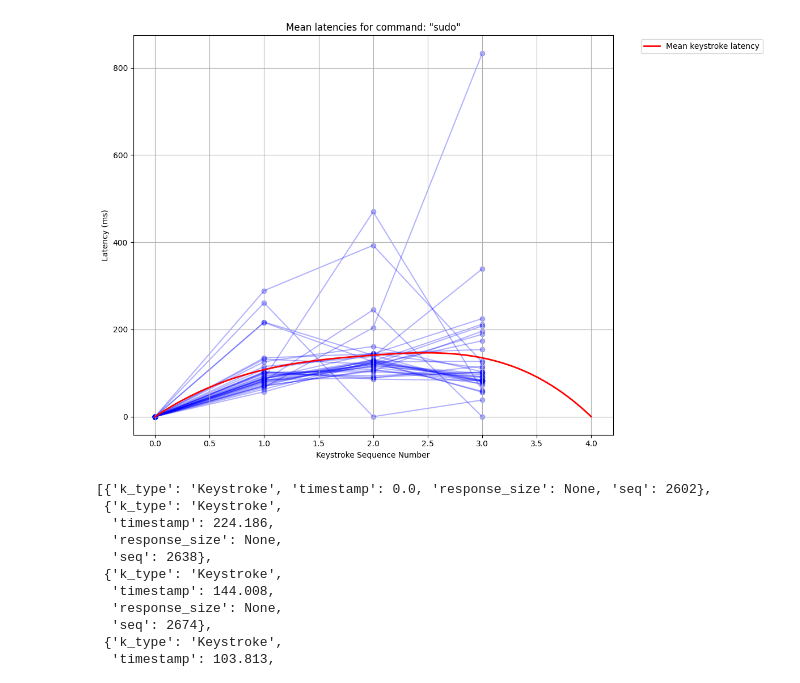
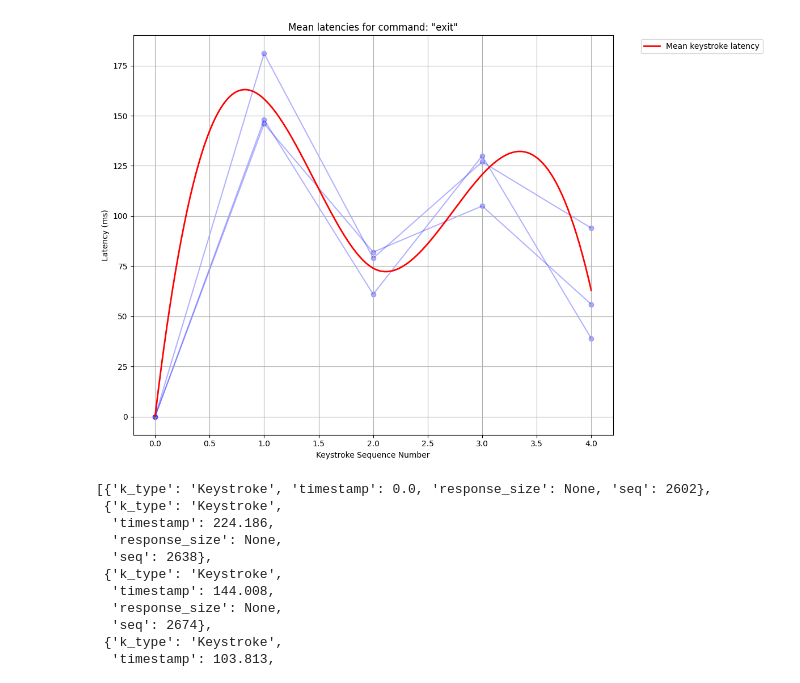
Before and after one commit to CrzPhil/SSHniff, a Jupyter notebook: analysis/analysis.ipynb, the cells around one changed output. Saved outputs shown, nothing was run; the diff lists cells and outputs as text; code cells hidden in the pictures.

```diff
--- a/analysis/analysis.ipynb
+++ b/analysis/analysis.ipynb
@@ -212,6 +210,6 @@ def plot_command_latencies(keystroke_sequences, command):
     plt.grid(True)
     plt.show()
 # %%
-command = "iptables -L"
+command = "ifconfig"
 plot_command_latencies(cmds[command], command)
 # %% [output]
@@ -257,10 +255,10 @@ def plot_command_distribution(keystroke_sequences, command):
 # %%
 cmds = combine_common_tokens(handle_backspaces(get_prepared_data(False)))
 # %%
-command = 'sudo'
+command = 'exit'
 plot_command_distribution(cmds[command], command)
 # %% [output]
-[figure, old version]
+[figure, new version]
 # %%
 def load_ssh_session(path, stream=0):
     """
```
Also changed, not shown: parts of 4 cells of this notebook, 3 other files.
